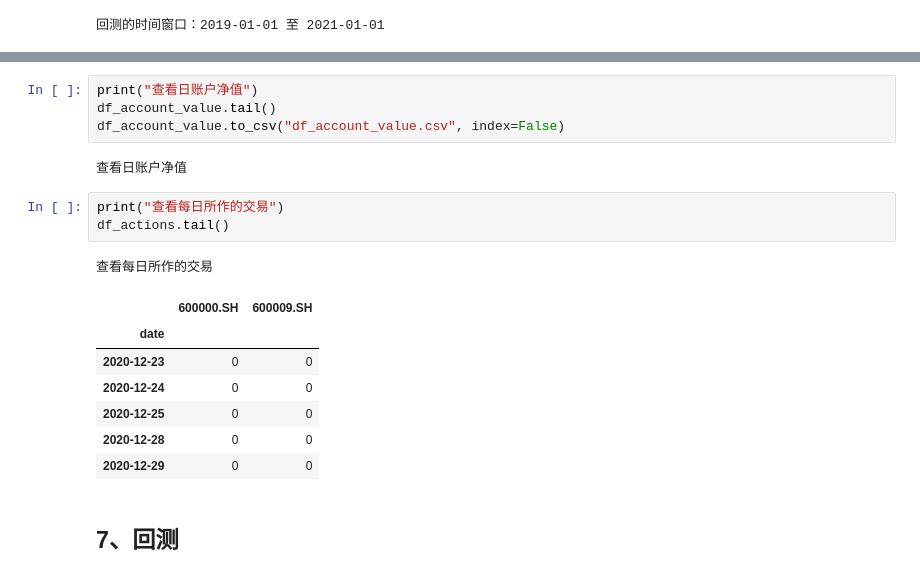
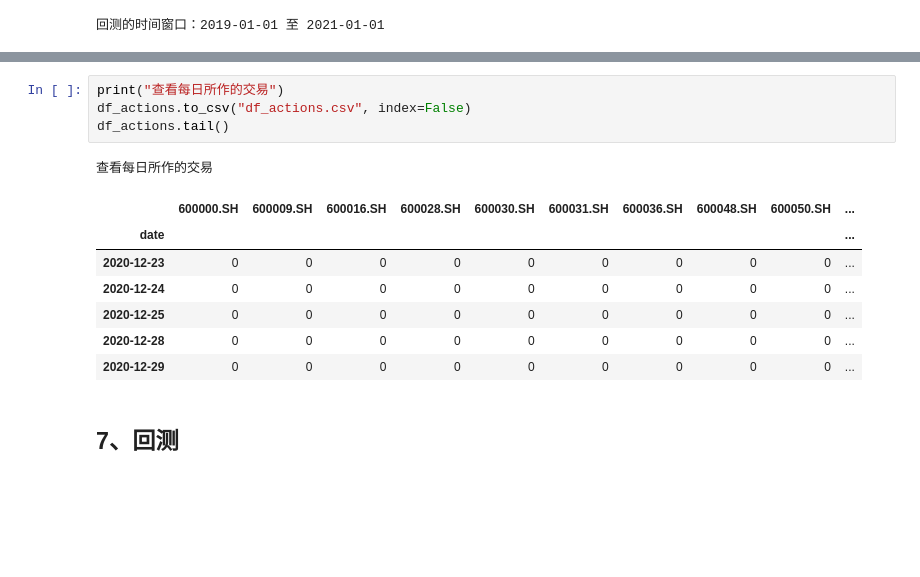
Before and after one commit to sunnyswag/StockRL, a Jupyter notebook: RL_in_Finance_Test.ipynb, the cells around one changed output, grey strips where cells are left out. Drawn from its saved outputs; the diff is of its cells as text; blank space fills up the shorter version.

```diff
--- a/RL_in_Finance_Test.ipynb
+++ b/RL_in_Finance_Test.ipynb
@@ -236,21 +267,16 @@ print("回测的时间窗口：{} 至 {}".format(config.End_Trade_Date, config.E
 # %%
-print("查看日账户净值")
-df_account_value.tail()
-df_account_value.to_csv("df_account_value.csv", index=False)
+print("查看每日所作的交易")
+df_actions.to_csv("df_actions.csv", index=False)
+df_actions.tail()
 # %% [output]
-查看日账户净值
+查看每日所作的交易
+|  | 600000.SH | 600009.SH | 600016.SH | 600028.SH | 600030.SH | 600031.SH | 600036.SH | 600048.SH | 600050.SH | ... |
+| date |  |  |  |  |  |  |  |  |  | ... |
+| 2020-12-23 | 0 | 0 | 0 | 0 | 0 | 0 | 0 | 0 | 0 | ... |
+| 2020-12-24 | 0 | 0 | 0 | 0 | 0 | 0 | 0 | 0 | 0 | ... |
+| 2020-12-25 | 0 | 0 | 0 | 0 | 0 | 0 | 0 | 0 | 0 | ... |
+| 2020-12-28 | 0 | 0 | 0 | 0 | 0 | 0 | 0 | 0 | 0 | ... |
+| 2020-12-29 | 0 | 0 | 0 | 0 | 0 | 0 | 0 | 0 | 0 | ... |
-# %%
-print("查看每日所作的交易")
-df_actions.tail()
-# %% [output]
-查看每日所作的交易
-|  | 600000.SH | 600009.SH |
-| date |  |  |
-| 2020-12-23 | 0 | 0 |
-| 2020-12-24 | 0 | 0 |
-| 2020-12-25 | 0 | 0 |
-| 2020-12-28 | 0 | 0 |
-| 2020-12-29 | 0 | 0 |
 # %% [markdown]
 ## 7、回测
 # %%
```
Also changed, not shown: parts of 19 cells of this notebook, 2 other files.
